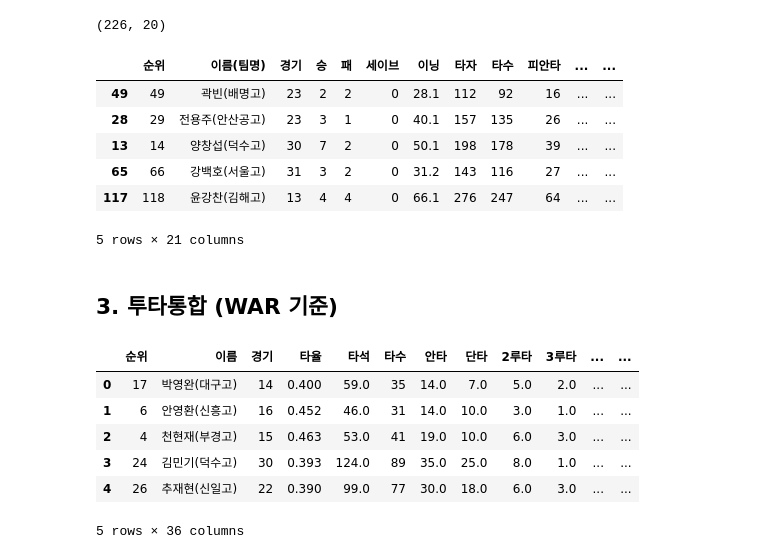
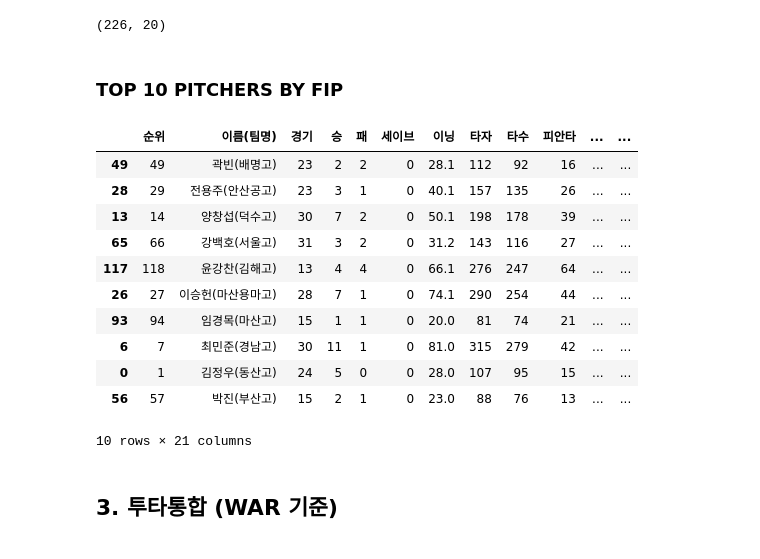
Before and after one commit to hakkoma/KBO_Mock_Draft_Simulator, a Jupyter notebook: mock_draft.ipynb, the cells around one changed output. Saved outputs shown, nothing was run; the diff lists cells and outputs as text; code cells hidden in the pictures.

```diff
--- a/mock_draft.ipynb
+++ b/mock_draft.ipynb
@@ -205,27 +198,22 @@ pitcher.shape
 #FIP = { ( 13 x HR ) + ( 3 x BB ) – ( 2 x K ) } / 이닝 + cFIP
 pitcher['FIP'] = pitcher.apply(lambda x: ( 13*x[10] + 3*x[12] - 2*x[14])/ x[6] + 3.16, axis=1)
 pitcher = pitcher.sort_values(by='FIP',ascending=True)
-
-pitcher['FIP'] = pitcher.apply(lambda x: ())
-pitcher.head()
-# %% [output]
-|  | 순위 | 이름(팀명) | 경기 | 승 | 패 | 세이브 | 이닝 | 타자 | 타수 | 피안타 | ... | ... |
-| 49 | 49 | 곽빈(배명고) | 23 | 2 | 2 | 0 | 28.1 | 112 | 92 | 16 | ... | ... |
-| 28 | 29 | 전용주(안산공고) | 23 | 3 | 1 | 0 | 40.1 | 157 | 135 | 26 | ... | ... |
-| 13 | 14 | 양창섭(덕수고) | 30 | 7 | 2 | 0 | 50.1 | 198 | 178 | 39 | ... | ... |
-| 65 | 66 | 강백호(서울고) | 31 | 3 | 2 | 0 | 31.2 | 143 | 116 | 27 | ... | ... |
-| 117 | 118 | 윤강찬(김해고) | 13 | 4 | 4 | 0 | 66.1 | 276 | 247 | 64 | ... | ... |
-5 rows × 21 columns
+# %% [markdown]
+### TOP 10 PITCHERS BY FIP
+# %%
+pitcher.head(10)
+# %% [output]
+|  | 순위 | 이름(팀명) | 경기 | 승 | 패 | 세이브 | 이닝 | 타자 | 타수 | 피안타 | ... | ... |
+| 49 | 49 | 곽빈(배명고) | 23 | 2 | 2 | 0 | 28.1 | 112 | 92 | 16 | ... | ... |
+| 28 | 29 | 전용주(안산공고) | 23 | 3 | 1 | 0 | 40.1 | 157 | 135 | 26 | ... | ... |
+| 13 | 14 | 양창섭(덕수고) | 30 | 7 | 2 | 0 | 50.1 | 198 | 178 | 39 | ... | ... |
+| 65 | 66 | 강백호(서울고) | 31 | 3 | 2 | 0 | 31.2 | 143 | 116 | 27 | ... | ... |
+| 117 | 118 | 윤강찬(김해고) | 13 | 4 | 4 | 0 | 66.1 | 276 | 247 | 64 | ... | ... |
+| 26 | 27 | 이승헌(마산용마고) | 28 | 7 | 1 | 0 | 74.1 | 290 | 254 | 44 | ... | ... |
+| 93 | 94 | 임경목(마산고) | 15 | 1 | 1 | 0 | 20.0 | 81 | 74 | 21 | ... | ... |
+| 6 | 7 | 최민준(경남고) | 30 | 11 | 1 | 0 | 81.0 | 315 | 279 | 42 | ... | ... |
+| 0 | 1 | 김정우(동산고) | 24 | 5 | 0 | 0 | 28.0 | 107 | 95 | 15 | ... | ... |
+| 56 | 57 | 박진(부산고) | 15 | 2 | 1 | 0 | 23.0 | 88 | 76 | 13 | ... | ... |
+10 rows × 21 columns
 # %% [markdown]
 ## 3. 투타통합 (WAR 기준)
-# %%
-total = pd.concat([hitter,pitcher], ignore_index=True, sort=False)
-total.head()
-# %% [output]
-|  | 순위 | 이름 | 경기 | 타율 | 타석 | 타수 | 안타 | 단타 | 2루타 | 3루타 | ... | ... |
-| 0 | 17 | 박영완(대구고) | 14 | 0.400 | 59.0 | 35 | 14.0 | 7.0 | 5.0 | 2.0 | ... | ... |
-| 1 | 6 | 안영환(신흥고) | 16 | 0.452 | 46.0 | 31 | 14.0 | 10.0 | 3.0 | 1.0 | ... | ... |
-| 2 | 4 | 천현재(부경고) | 15 | 0.463 | 53.0 | 41 | 19.0 | 10.0 | 6.0 | 3.0 | ... | ... |
-| 3 | 24 | 김민기(덕수고) | 30 | 0.393 | 124.0 | 89 | 35.0 | 25.0 | 8.0 | 1.0 | ... | ... |
-| 4 | 26 | 추재현(신일고) | 22 | 0.390 | 99.0 | 77 | 30.0 | 18.0 | 6.0 | 3.0 | ... | ... |
-5 rows × 36 columns
```
Also changed, not shown: parts of 4 cells of this notebook.
